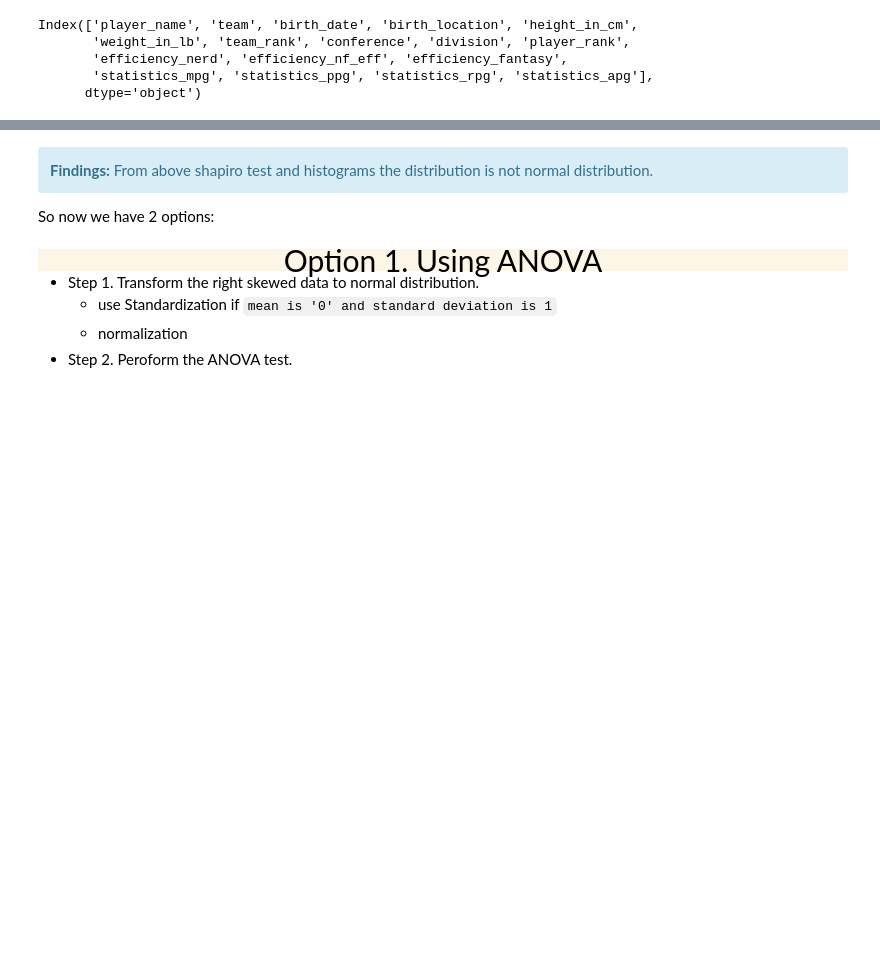
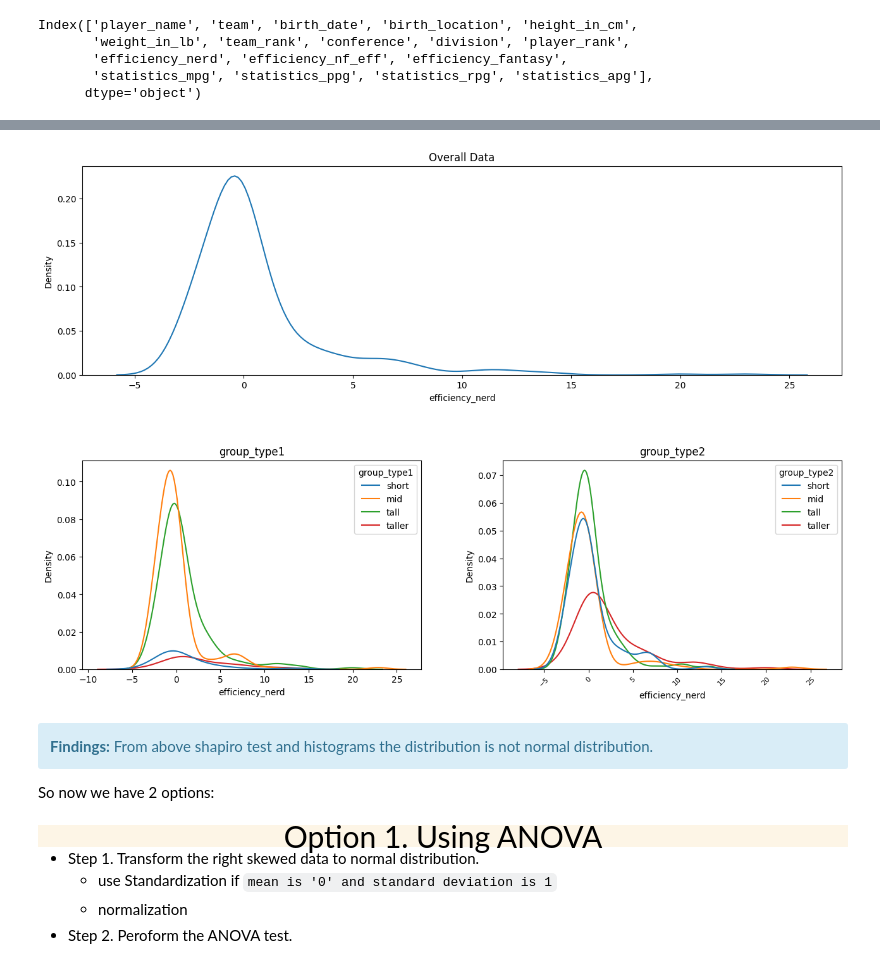
Before and after one commit to manab36/Data-Analysis, a Jupyter notebook: basketball_players_hypothesis_testing.ipynb, the cells around one changed output, grey strips where cells are left out. Cells and saved outputs as stored; diff of their text form; code cells hidden in the pictures; blank space fills up the shorter version.

```diff
--- a/basketball_players_hypothesis_testing.ipynb
+++ b/basketball_players_hypothesis_testing.ipynb
@@ -446,6 +262,7 @@ Index(['player_name', 'team', 'birth_date', 'birth_location', 'height_in_cm',
        'statistics_mpg', 'statistics_ppg', 'statistics_rpg', 'statistics_apg'],
       dtype='object')
 # %%
-htest_nerd_df= data[["player_name", "height_in_cm", "player_rank", "efficiency_nerd"]]
-htest_nerd_df
+htest_nerd_df= data[["height_in_cm", "efficiency_nerd"]] # data[["height_in_cm", "player_rank", "efficiency_nerd"]]
+print(htest_nerd_df.info())
+print(htest_nerd_df["height_in_cm"].min(), htest_nerd_df["height_in_cm"].max())
 # %% [output]
@@ -565,0 +285,4 @@ ShapiroResult(statistic=0.9379851954620491, pvalue=0.00017069478580000836)
+# %%
+htest_nerd_df['group_type1'] = pd.cut(htest_nerd_df['height_in_cm'], bins=4, labels=['short', 'mid', 'tall', 'taller'])
+htest_nerd_df['group_type2'] = pd.qcut(htest_nerd_df['height_in_cm'], q=4, labels=['short', 'mid', 'tall', 'taller'])
+htest_nerd_df
@@ -566,3 +303,19 @@ ShapiroResult(statistic=0.9379851954620491, pvalue=0.00017069478580000836)
+# %%
+fig= plt.figure(figsize=(14,10))
+
+plt.subplot(211).title.set_text('Overall Data')
+sns.kdeplot(data= htest_nerd_df, x= "efficiency_nerd")
+
+plt.subplot(223).title.set_text('group_type1')
+sns.kdeplot(data= htest_nerd_df, x= "efficiency_nerd", hue= "group_type1")
+plt.subplot(224).title.set_text('group_type2')
+sns.kdeplot(data= htest_nerd_df, x= "efficiency_nerd", hue= "group_type2")
+
+fig.tight_layout(pad=5.0)
+plt.xticks(rotation=45,fontsize=8)
+plt.show()
+# %% [output]
+[figure, added]
 # %% [markdown]
 <div class="alert alert-block alert-info">
 <b>Findings:</b> From above shapiro test and histograms the distribution is not normal distribution.<br>
```
Also changed, not shown: parts of 51 cells of this notebook, 2 other files.
